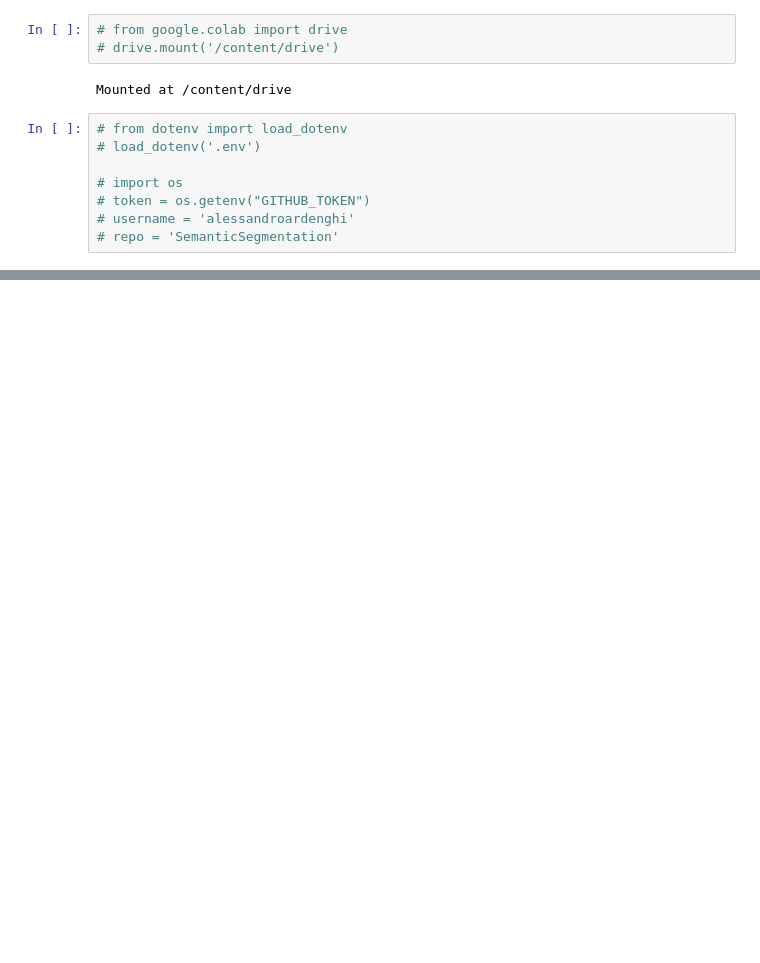
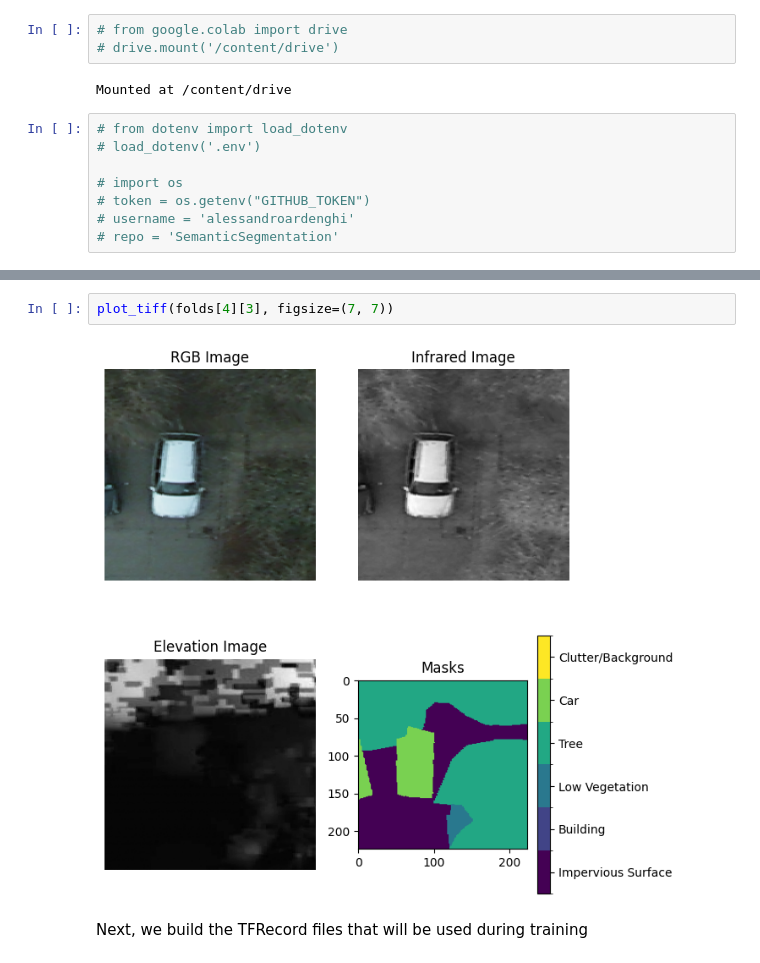
Before and after one commit to alessandroardenghi/SemanticSegmentation, a Jupyter notebook: main.ipynb, the cells around one changed output, grey strips where cells are left out. Cells and saved outputs as stored; diff of their text form; blank space fills up the shorter version.

```diff
--- a/main.ipynb
+++ b/main.ipynb
@@ -392,0 +79,6 @@ ValueError: Input 0 of layer "functional_3" is incompatible with the layer: expe
+# %%
+plot_tiff(folds[4][3], figsize=(7, 7))
+# %% [output]
+[figure, added]
+# %% [markdown]
+Next, we build the TFRecord files that will be used during training
```
Also changed, not shown: parts of 53 cells of this notebook, 7 other files.
